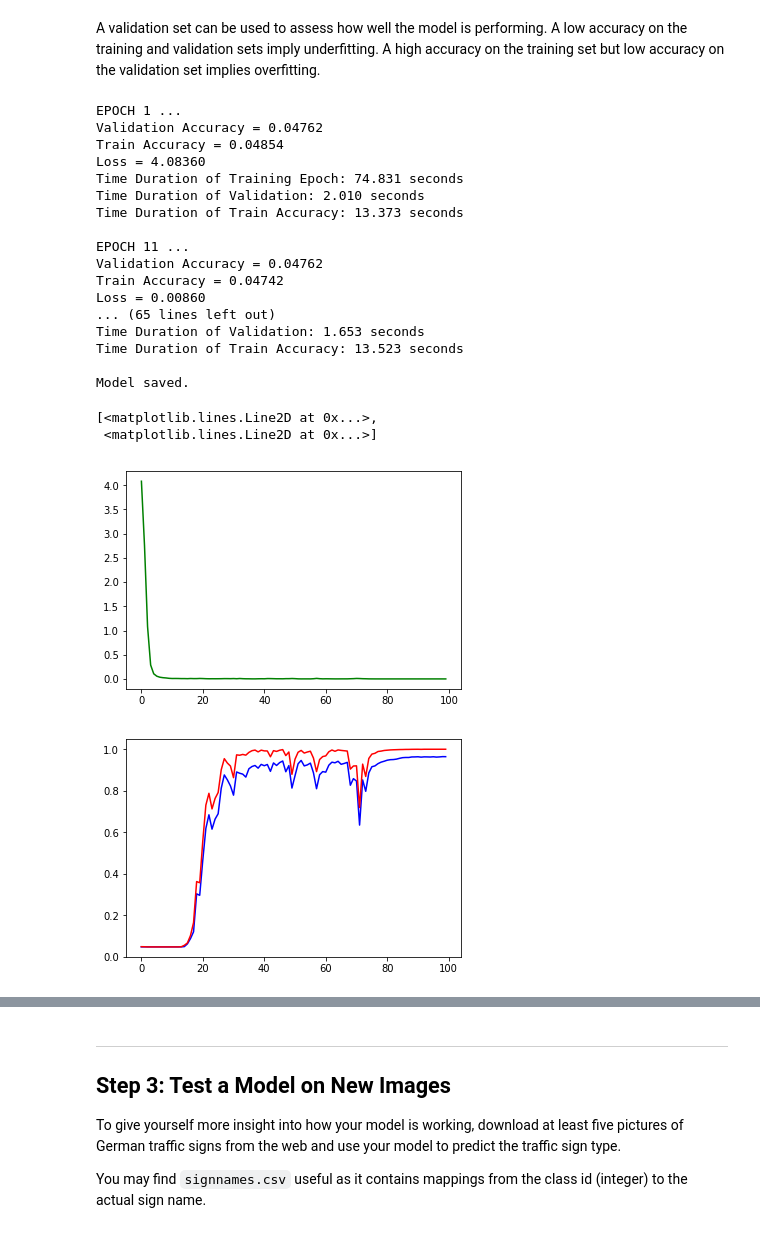
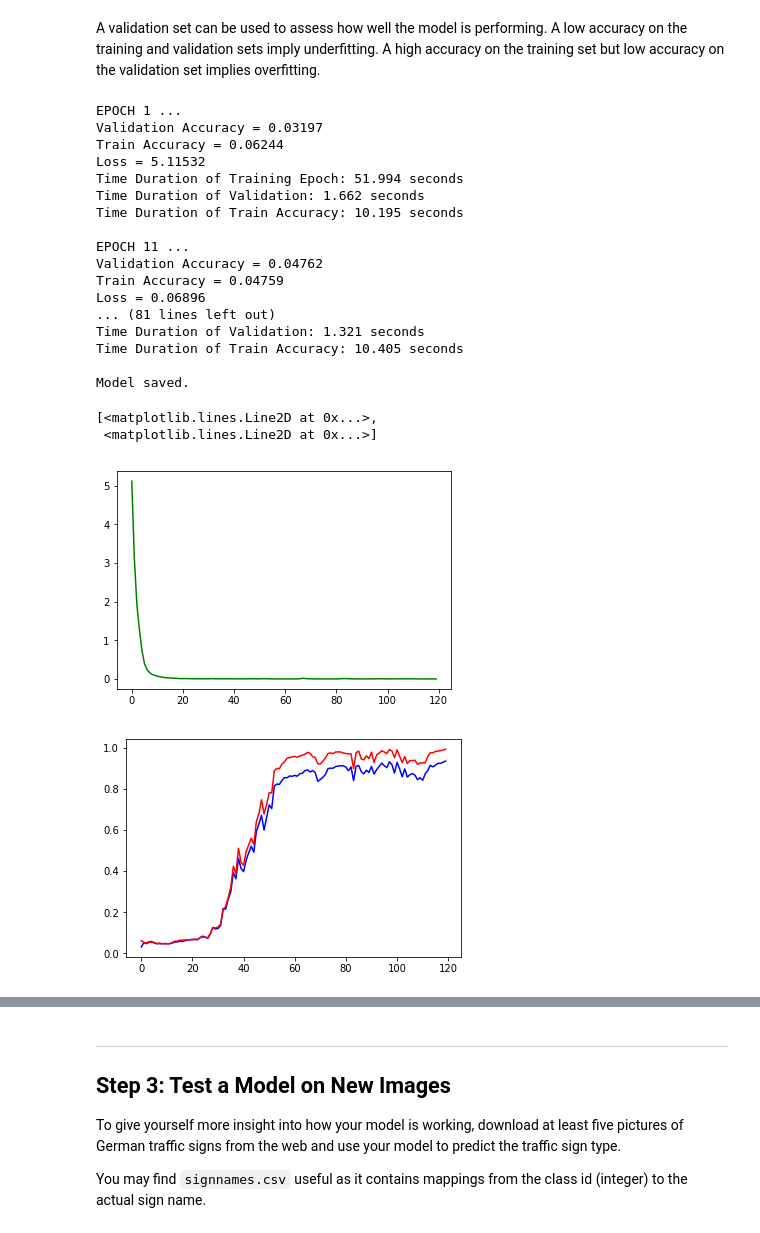
Before and after one commit to tongda/CarND-Traffic-Sign-Classifier-Project, a Jupyter notebook: Traffic_Sign_Classifier.ipynb, the cells around one changed output, grey strips where cells are left out. Cells and saved outputs as stored; diff of their text form; code cells hidden in the pictures.

Commit message:
tuned inception model

```diff
--- a/Traffic_Sign_Classifier.ipynb
+++ b/Traffic_Sign_Classifier.ipynb
@@ -449,6 +349,9 @@ def mynet4(x, is_training, keep_prob):
 A validation set can be used to assess how well the model is performing. A low accuracy on the training and validation
 sets imply underfitting. A high accuracy on the training set but low accuracy on the validation set implies overfitting.
 # %%
+learning_rate = 0.001
+gama = 0
+
 X = tf.placeholder(tf.float32, shape=(None, 32, 32, 3), name='X')
 y = tf.placeholder(tf.int32, shape=(None,), name='y')
 y_one_hot = tf.one_hot(y, n_classes, name='y_one_hot')
@@ -457,10 +360,13 @@ global_step = tf.Variable(0, name='global_step', trainable=False)
 is_training = tf.placeholder(tf.bool, name='is_training')
 keep_prob = tf.placeholder(tf.float32, name='keep_prob')
 
-logits = mynet4(X, is_training, keep_prob)
+logits = mynet(X, is_training, keep_prob)
 cross_entropy = tf.nn.softmax_cross_entropy_with_logits(logits=logits, labels=y_one_hot)
-loss_op = tf.reduce_mean(cross_entropy)
-optimizer = tf.train.AdamOptimizer(learning_rate=0.001)
+regularization = sum([tf.nn.l2_loss(var) for var in tf.get_collection(tf.GraphKeys.GLOBAL_VARIABLES) if "weights" in var.name and "Adam" not in var.name])
+with tf.name_scope("cross_entropy"):
+    loss_op = tf.reduce_mean(cross_entropy) + gama*regularization
+    tf.summary.scalar("cross_entropy", loss_op)
+optimizer = tf.train.AdamOptimizer(learning_rate=learning_rate)
 
 # reference: https://github.com/ry/tensorflow-resnet/blob/master/resnet_train.py#L66
 batchnorm_updates = tf.get_collection(UPDATE_OPS_COLLECTION)
@@ -469,7 +375,6 @@ train_op = tf.group(optimizer.minimize(loss_op, global_step=global_step), batchn
 # %%
 correct_prediction = tf.equal(tf.argmax(logits, 1), tf.argmax(y_one_hot, 1))
 accuracy_operation = tf.reduce_mean(tf.cast(correct_prediction, tf.float32))
-saver = tf.train.Saver()
 
 def evaluate(X_data, y_data):
     num_examples = len(X_data)
@@ -477,7 +382,8 @@ def evaluate(X_data, y_data):
     sess = tf.get_default_session()
     for offset in range(0, num_examples, BATCH_SIZE):
         batch_x, batch_y = X_data[offset:offset+BATCH_SIZE], y_data[offset:offset+BATCH_SIZE]
-        accuracy = sess.run(accuracy_operation, feed_dict={X: batch_x, y: batch_y, is_training: False, keep_prob: 1.0})
+        accuracy = sess.run(accuracy_operation,
+                            feed_dict={X: batch_x, y: batch_y, is_training: False, keep_prob: 1.0})
         total_accuracy += (accuracy * len(batch_x))
     return total_accuracy / num_examples
 # %%
@@ -489,12 +395,22 @@ def evaluate(X_data, y_data):
 from sklearn.model_selection import train_test_split
 from sklearn.utils import shuffle
 import time
+from datetime import datetime
 
 BATCH_SIZE = 512
-EPOCH_NUM = 100
+EPOCH_NUM = 120
 
-with tf.Session() as sess:
+saver = tf.train.Saver()
+config = tf.ConfigProto(log_device_placement=True)
+
+logdir = './summaries/{0}'.format(datetime.now().isoformat())
+
+with tf.Session(config=config) as sess:
     sess.run(tf.global_variables_initializer())
+
+    merged_summary = tf.summary.merge_all()
+    writer = tf.summary.FileWriter(logdir, sess.graph)
+
     losses = []
     validation_accuracies = []
     train_accuracies = []
@@ -505,7 +421,11 @@ with tf.Session() as sess:
         for offset in range(0, n_train, BATCH_SIZE):
             end = offset + BATCH_SIZE
             X_batch, y_batch = X_train[offset:end], y_train[offset:end]
-            loss_batch, _ = sess.run([loss_op, train_op], feed_dict={X: X_batch, y: y_batch, is_training: True, keep_prob: 0.8})
+            loss_batch, _ = sess.run([loss_op, train_op],
+                                      feed_dict={X: X_batch, y: y_batch, is_training: True, keep_prob: 0.5})
+#             loss_batch, summary, _ = sess.run([loss_op, merged_summary, train_op],
+#                                                feed_dict={X: X_batch, y: y_batch, is_training: True, keep_prob: 0.8})
+#             writer.add_summary(summary, global_step=global_step.eval())
             after = time.time()
             loss_total += loss_batch * len(X_batch)
         after_train = time.time()
@@ -525,45 +445,55 @@ with tf.Session() as sess:
 
         if i % 10 == 0:
             print("EPOCH {} ...".format(i+1))
             print("Validation Accuracy = {:.5f}".format(validation_accuracy))
             print("Train Accuracy = {:.5f}".format(train_accuracy))
             print("Loss = {:.5f}".format(loss_total / n_train))
             print("Time Duration of Training Epoch: {:.3f} seconds".format(after_train - before_train))
             print("Time Duration of Validation: {:.3f} seconds".format(after_valid - before_valid))
             print("Time Duration of Train Accuracy: {:.3f} seconds".format(after_test - before_test))
             print()
 
         if i % 10 == 0:
-            saver.save(sess, "./inception/traffic", global_step=global_step)
+            saver.save(sess, "./inception-without-grayscale/traffic", global_step=global_step)
 
-    saver.save(sess, "./inception/traffic", global_step=global_step)
+    saver.save(sess, "./inception-without-grayscale/traffic", global_step=global_step)
     print("Model saved.")
 
+import os
+def write_backup(path, data):
+    with open(path, "w") as f:
+        for s in data:
+            f.write(str(s))
+            f.write(os.linesep)
+
+write_backup("{0}/losses.txt".format(logdir), losses)
 plt.figure(1)
 plt.plot(range(EPOCH_NUM), losses, 'g')
 
+write_backup("{0}/validation_accuracies.txt".format(logdir), validation_accuracies)
+write_backup("{0}/train_accuracies.txt".format(logdir), train_accuracies)
 plt.figure(2)
 plt.plot(range(EPOCH_NUM), validation_accuracies, 'b',
          range(EPOCH_NUM), train_accuracies, 'r')
 # %% [output]
 EPOCH 1 ...
-Validation Accuracy = 0.04762
-Train Accuracy = 0.04854
-Loss = 4.08360
-Time Duration of Training Epoch: 74.831 seconds
-Time Duration of Validation: 2.010 seconds
-Time Duration of Train Accuracy: 13.373 seconds
+Validation Accuracy = 0.03197
+Train Accuracy = 0.06244
+Loss = 5.11532
+Time Duration of Training Epoch: 51.994 seconds
+Time Duration of Validation: 1.662 seconds
+Time Duration of Train Accuracy: 10.195 seconds
 
 EPOCH 11 ...
 Validation Accuracy = 0.04762
-Train Accuracy = 0.04742
-Loss = 0.00860
-... (65 lines left out)
-Time Duration of Validation: 1.653 seconds
-Time Duration of Train Accuracy: 13.523 seconds
+Train Accuracy = 0.04759
+Loss = 0.06896
+... (81 lines left out)
+Time Duration of Validation: 1.321 seconds
+Time Duration of Train Accuracy: 10.405 seconds
 
 Model saved.
 [<matplotlib.lines.Line2D at 0x...>,
  <matplotlib.lines.Line2D at 0x...>]
-[figure, old version]
+[figure, new version]
-[figure, old version]
+[figure, new version]
```
Also changed, not shown: parts of 13 cells of this notebook.
